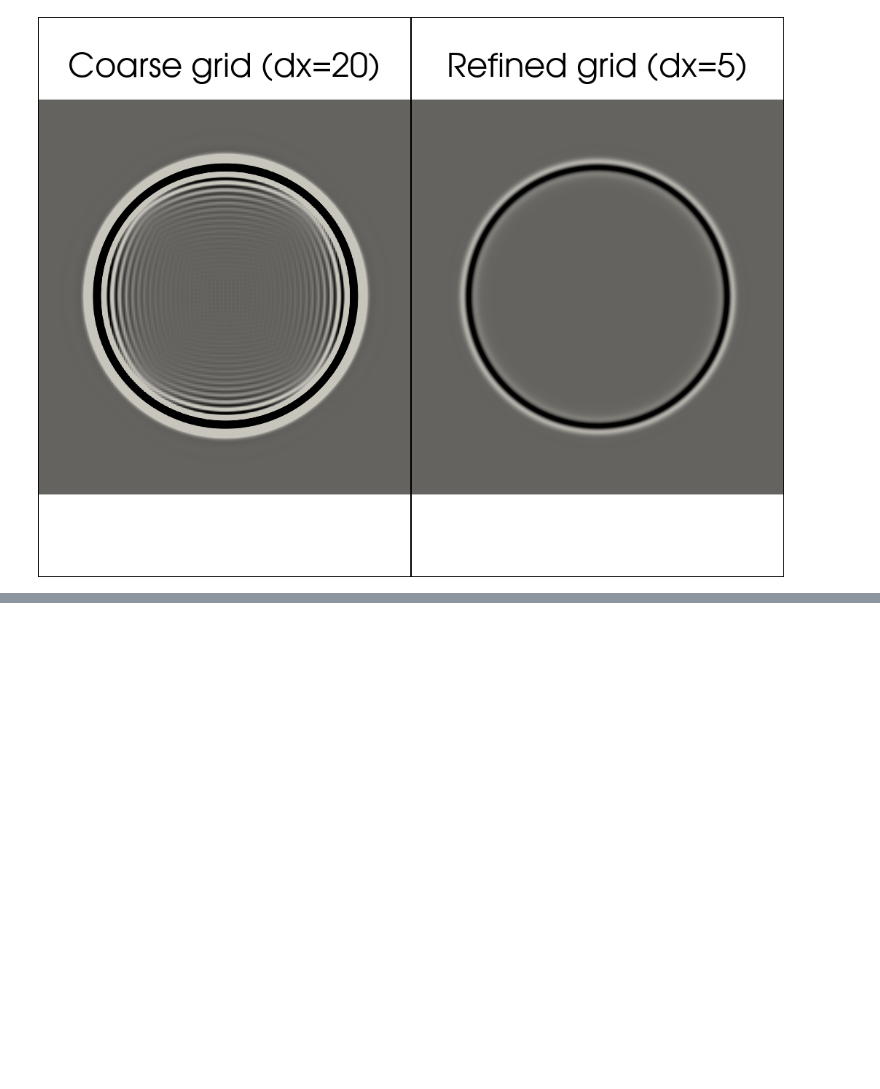
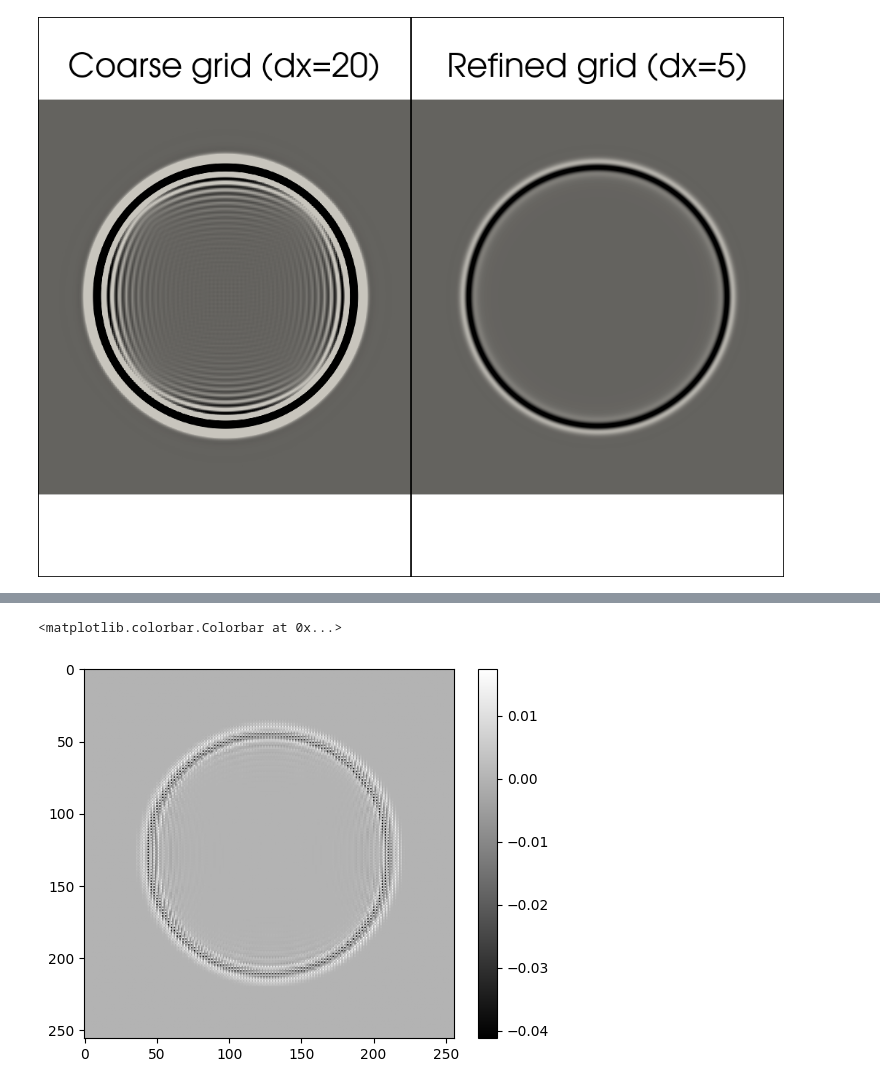
Before and after one commit to antoniomedeiros1/acwv-postprocessing, a Jupyter notebook: main.ipynb, the cells around one changed output, grey strips where cells are left out. Cells and saved outputs as stored; diff of their text form; code cells hidden in the pictures; blank space fills up the shorter version.

```diff
--- a/main.ipynb
+++ b/main.ipynb
@@ -31,0 +232,7 @@ Falling back to a static output.
+# %%
+gen_output = generator(inp[tf.newaxis, ...], training=False)
+plt.imshow(gen_output[0, ...], cmap='grey')
+plt.colorbar()
+# %% [output]
+<matplotlib.colorbar.Colorbar at 0x...>
+[figure, added]
```
Also changed, not shown: parts of 37 cells of this notebook, 10 other files.
